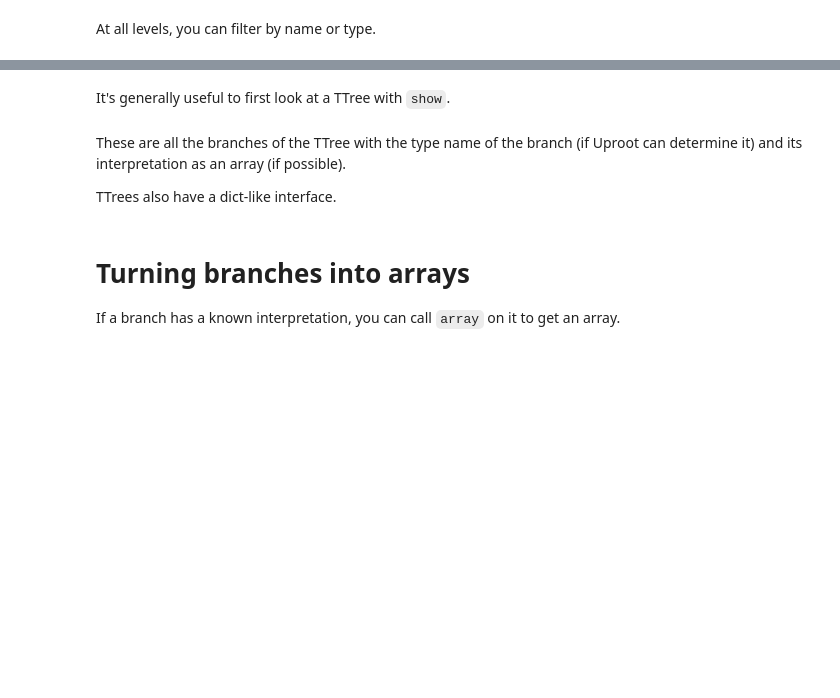
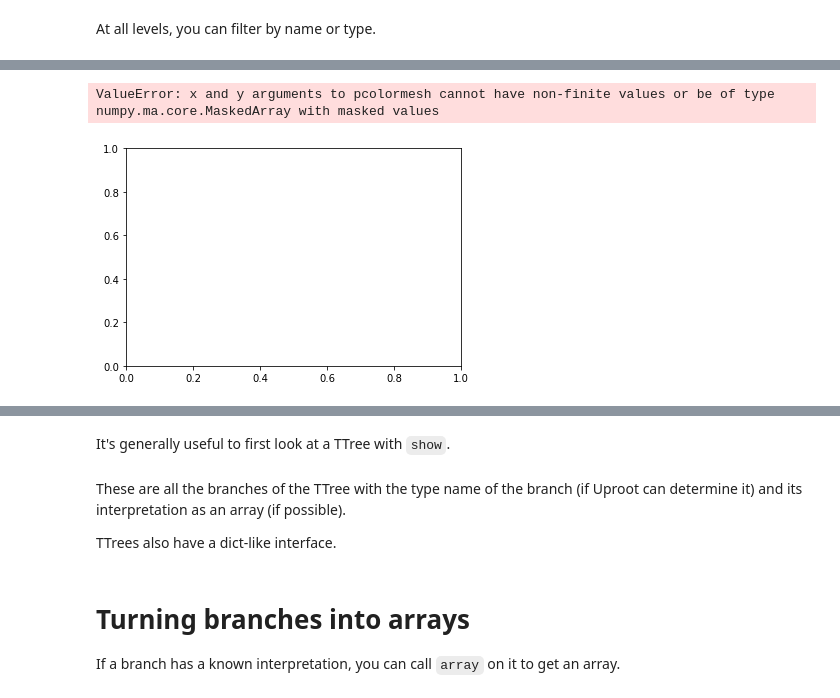
Before and after one commit to jpivarski-talks/2020-07-13-pyhep2020-tutorial, a Jupyter notebook: tutorial.ipynb, the cells around one changed output, grey strips where cells are left out. Cells and saved outputs as stored; diff of their text form; code cells hidden in the pictures; blank space fills up the shorter version.

```diff
--- a/tutorial.ipynb
+++ b/tutorial.ipynb
@@ -185,3 +272,8 @@ nesteddirs.classnames(filter_name="*t*")
+# %%
+mplhep.hist2dplot(*histograms["hpxpy"].np2)
+# %% [output]
+ValueError: x and y arguments to pcolormesh cannot have non-finite values or be of type numpy.ma.core.MaskedArray with masked values
+[figure, added]
 # %% [markdown]
 # Exploring a TTree
 
```
Also changed, not shown: parts of 19 cells of this notebook, 4 other files.
